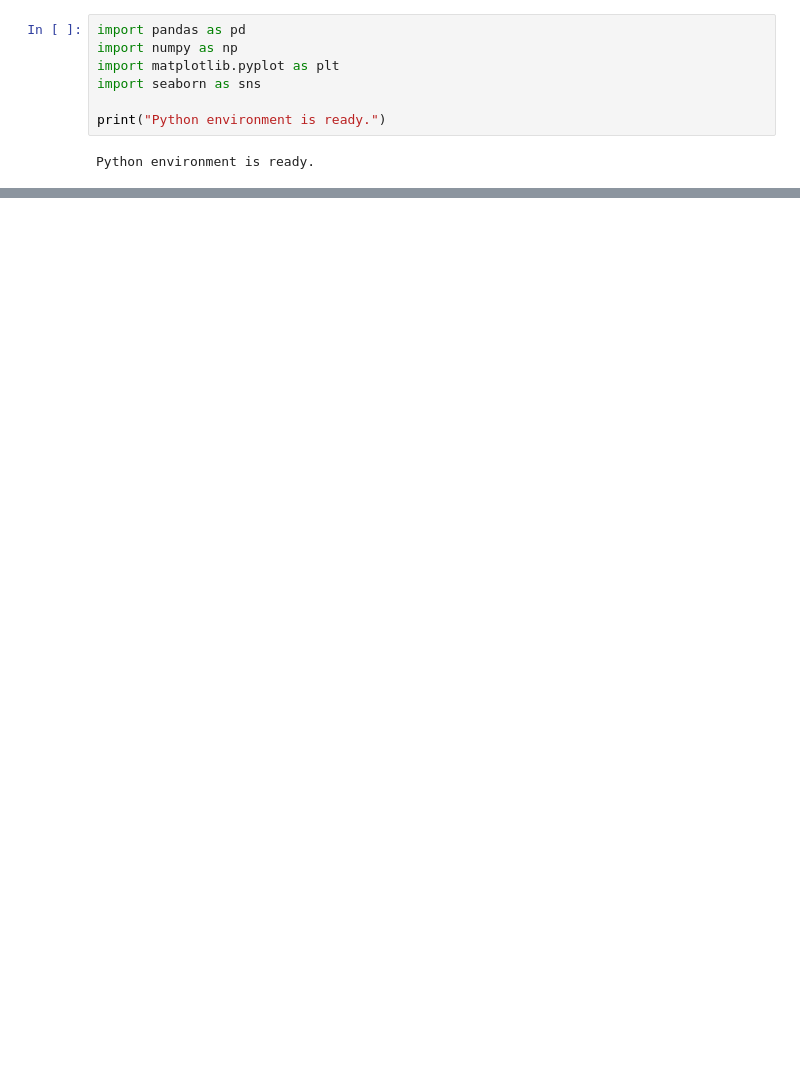
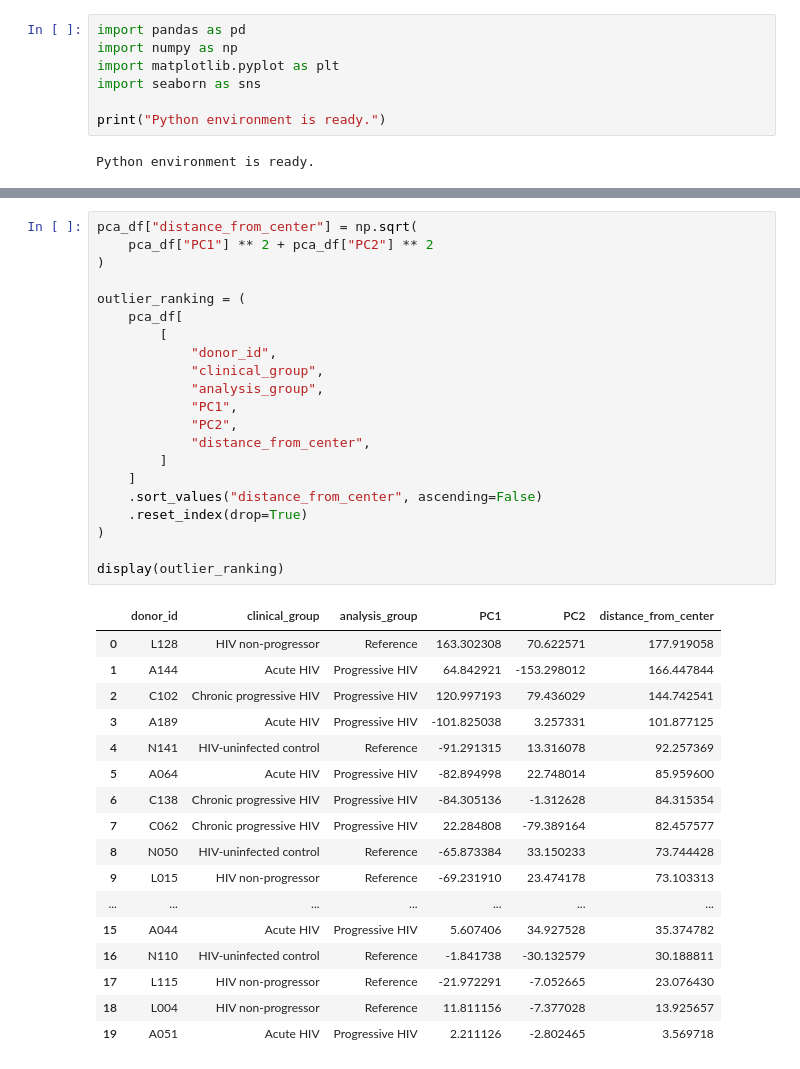
Before and after one commit to alilabwork-coder/hiv-cd4-tcell-transcriptomics, a Jupyter notebook: notebooks/01_metadata_and_qc.ipynb, the cells around one changed output, grey strips where cells are left out. Drawn from its saved outputs; the diff is of its cells as text; blank space fills up the shorter version.

```diff
--- a/notebooks/01_metadata_and_qc.ipynb
+++ b/notebooks/01_metadata_and_qc.ipynb
@@ -18,0 +488,39 @@ Saving GSE6740_series_matrix.txt to GSE6740_series_matrix (1).txt
+# %%
+pca_df["distance_from_center"] = np.sqrt(
+    pca_df["PC1"] ** 2 + pca_df["PC2"] ** 2
+)
+
+outlier_ranking = (
+    pca_df[
+        [
+            "donor_id",
+            "clinical_group",
+            "analysis_group",
+            "PC1",
+            "PC2",
+            "distance_from_center",
+        ]
+    ]
+    .sort_values("distance_from_center", ascending=False)
+    .reset_index(drop=True)
+)
+
+display(outlier_ranking)
+# %% [output]
+|  | donor_id | clinical_group | analysis_group | PC1 | PC2 | distance_from_center |
+| 0 | L128 | HIV non-progressor | Reference | 163.302308 | 70.622571 | 177.919058 |
+| 1 | A144 | Acute HIV | Progressive HIV | 64.842921 | -153.298012 | 166.447844 |
+| 2 | C102 | Chronic progressive HIV | Progressive HIV | 120.997193 | 79.436029 | 144.742541 |
+| 3 | A189 | Acute HIV | Progressive HIV | -101.825038 | 3.257331 | 101.877125 |
+| 4 | N141 | HIV-uninfected control | Reference | -91.291315 | 13.316078 | 92.257369 |
+| 5 | A064 | Acute HIV | Progressive HIV | -82.894998 | 22.748014 | 85.959600 |
+| 6 | C138 | Chronic progressive HIV | Progressive HIV | -84.305136 | -1.312628 | 84.315354 |
+| 7 | C062 | Chronic progressive HIV | Progressive HIV | 22.284808 | -79.389164 | 82.457577 |
+| 8 | N050 | HIV-uninfected control | Reference | -65.873384 | 33.150233 | 73.744428 |
+| 9 | L015 | HIV non-progressor | Reference | -69.231910 | 23.474178 | 73.103313 |
+| ... | ... | ... | ... | ... | ... | ... |
+| 15 | A044 | Acute HIV | Progressive HIV | 5.607406 | 34.927528 | 35.374782 |
+| 16 | N110 | HIV-uninfected control | Reference | -1.841738 | -30.132579 | 30.188811 |
+| 17 | L115 | HIV non-progressor | Reference | -21.972291 | -7.052665 | 23.076430 |
+| 18 | L004 | HIV non-progressor | Reference | 11.811156 | -7.377028 | 13.925657 |
+| 19 | A051 | Acute HIV | Progressive HIV | 2.211126 | -2.802465 | 3.569718 |
```
Also changed, not shown: parts of 26 cells of this notebook.
